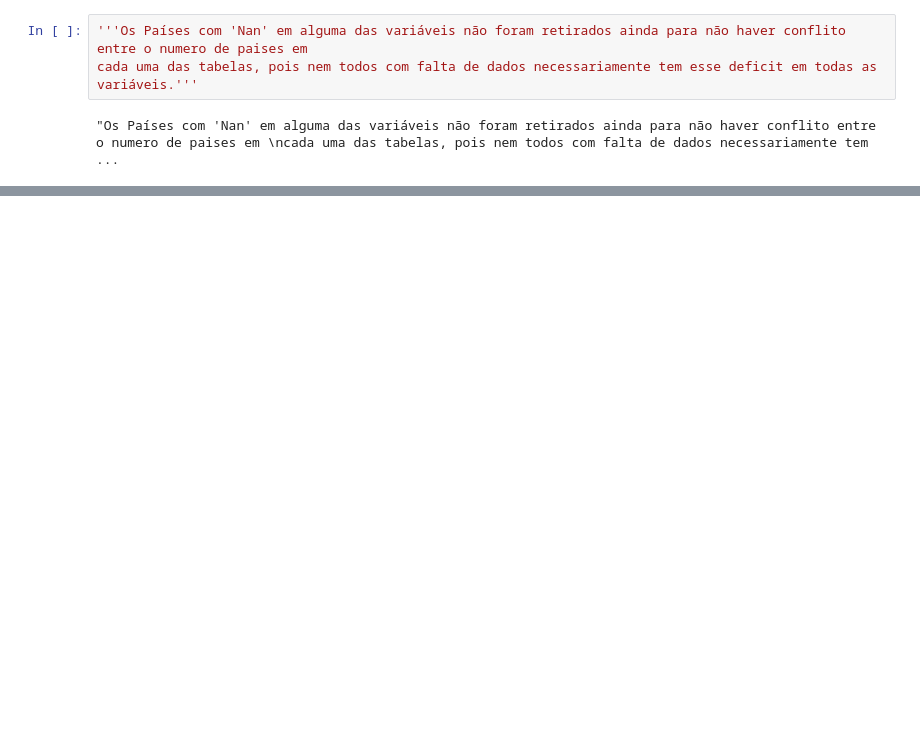
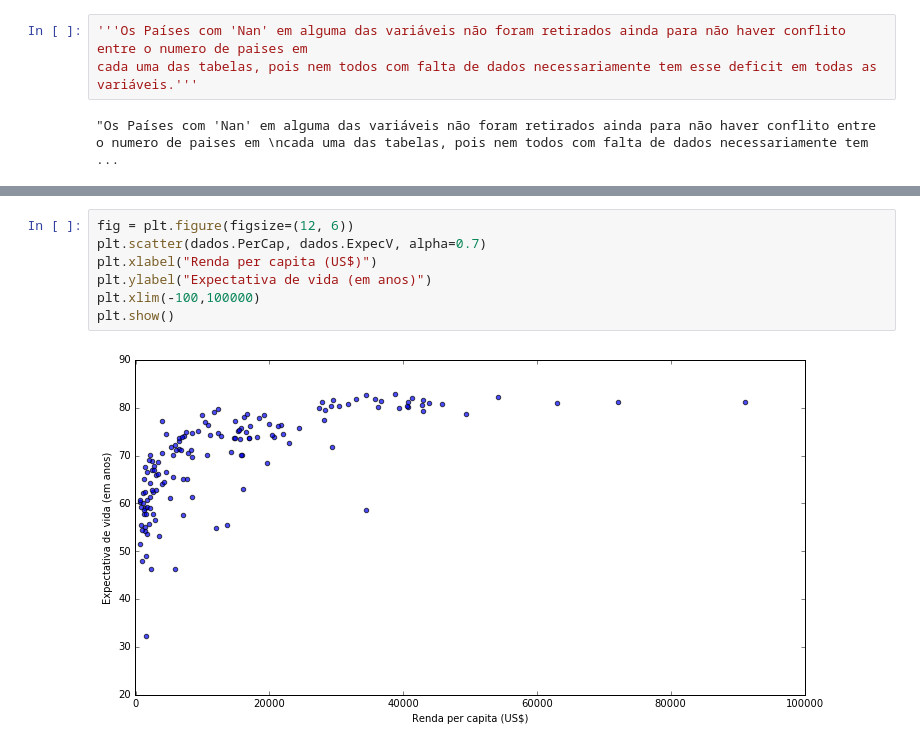
Before and after one commit to felipesmn/CD, a Jupyter notebook: Projeto3/Projeto3.ipynb, the cells around one changed output, grey strips where cells are left out. Cells and saved outputs as stored; diff of their text form; blank space fills up the shorter version.

```diff
--- a/Projeto3/Projeto3.ipynb
+++ b/Projeto3/Projeto3.ipynb
@@ -91,0 +112,9 @@ per_capita.head(2)
+# %%
+fig = plt.figure(figsize=(12, 6))
+plt.scatter(dados.PerCap, dados.ExpecV, alpha=0.7)
+plt.xlabel("Renda per capita (US$)")
+plt.ylabel("Expectativa de vida (em anos)")
+plt.xlim(-100,100000)
+plt.show()
+# %% [output]
+[figure, added]
```
Also changed, not shown: parts of 21 cells of this notebook, 2 other files.
